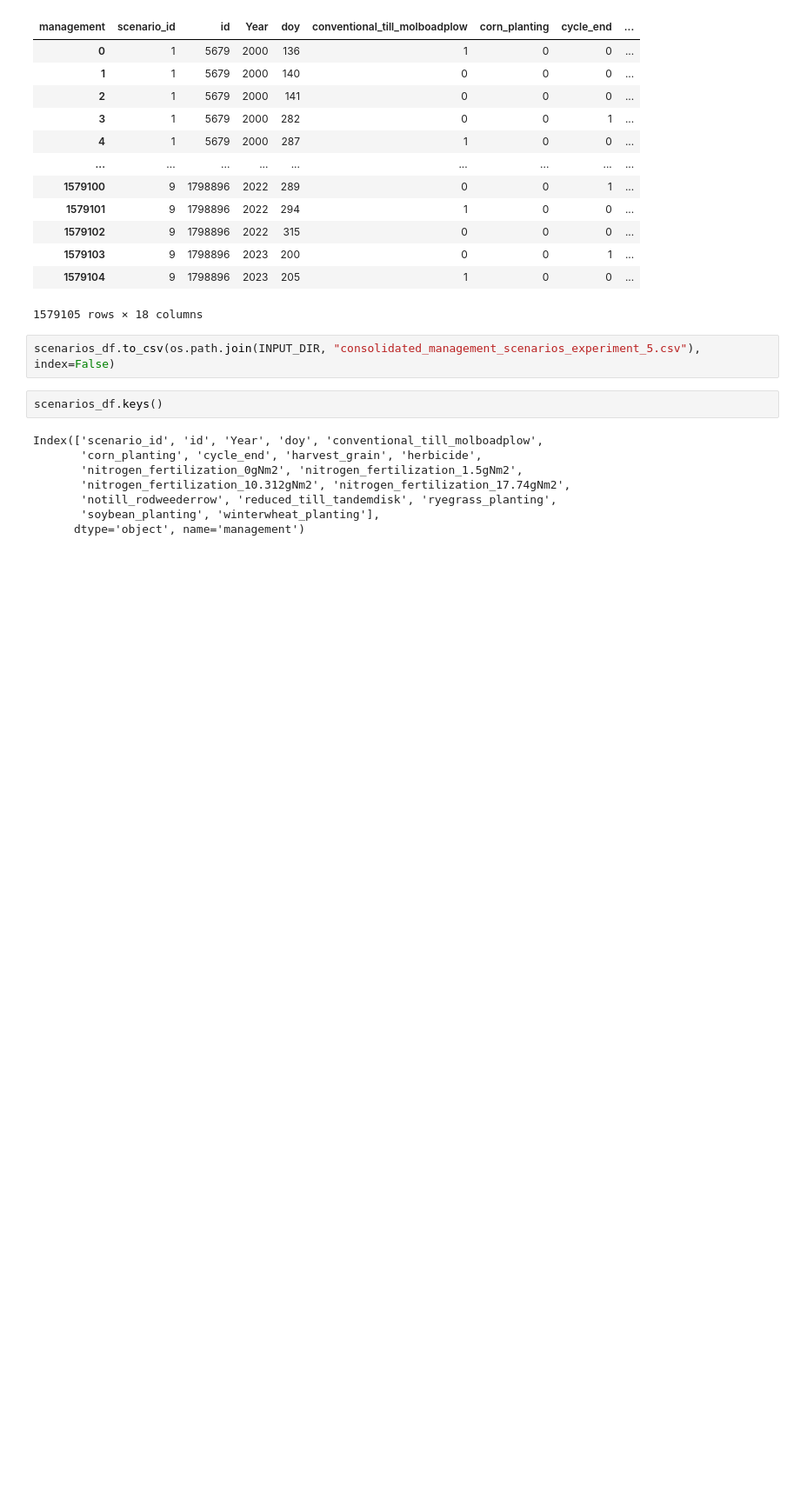
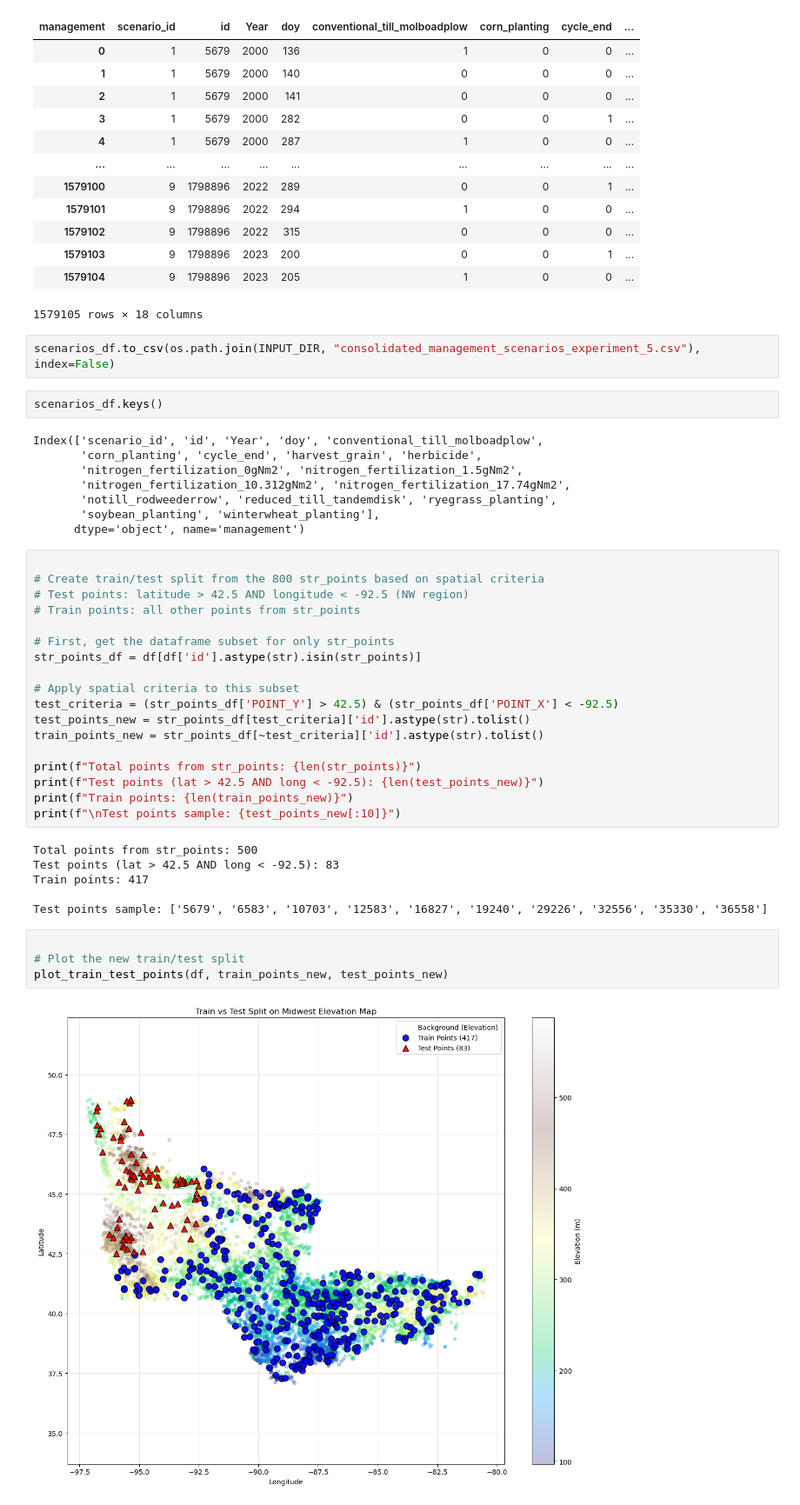
Before and after one commit to dwij2212/kgml-daycent, a Jupyter notebook: lib/data_prep_new.ipynb, the cells around one changed output. Shown at 87% size. Cells and saved outputs as stored; diff of their text form; blank space fills up the shorter version.

Commit message:
quadrant like split to see if thats what graph can pick

```diff
--- a/lib/data_prep_new.ipynb
+++ b/lib/data_prep_new.ipynb
@@ -432,3 +428,33 @@ Index(['scenario_id', 'id', 'Year', 'doy', 'conventional_till_molboadplow',
        'notill_rodweederrow', 'reduced_till_tandemdisk', 'ryegrass_planting',
        'soybean_planting', 'winterwheat_planting'],
       dtype='object', name='management')
+# %%
+
+# Create train/test split from the 800 str_points based on spatial criteria
+# Test points: latitude > 42.5 AND longitude < -92.5 (NW region)
+# Train points: all other points from str_points
+
+# First, get the dataframe subset for only str_points
+str_points_df = df[df['id'].astype(str).isin(str_points)]
+
+# Apply spatial criteria to this subset
+test_criteria = (str_points_df['POINT_Y'] > 42.5) & (str_points_df['POINT_X'] < -92.5)
+test_points_new = str_points_df[test_criteria]['id'].astype(str).tolist()
+train_points_new = str_points_df[~test_criteria]['id'].astype(str).tolist()
+
+print(f"Total points from str_points: {len(str_points)}")
+print(f"Test points (lat > 42.5 AND long < -92.5): {len(test_points_new)}")
+print(f"Train points: {len(train_points_new)}")
+print(f"\nTest points sample: {test_points_new[:10]}")
+# %% [output]
+Total points from str_points: 500
+Test points (lat > 42.5 AND long < -92.5): 83
+Train points: 417
+
+Test points sample: ['5679', '6583', '10703', '12583', '16827', '19240', '29226', '32556', '35330', '36558']
+# %%
+
+# Plot the new train/test split
+plot_train_test_points(df, train_points_new, test_points_new)
+# %% [output]
+[figure, added]
```
Also changed, not shown: parts of 2 cells of this notebook, 9 other files.
